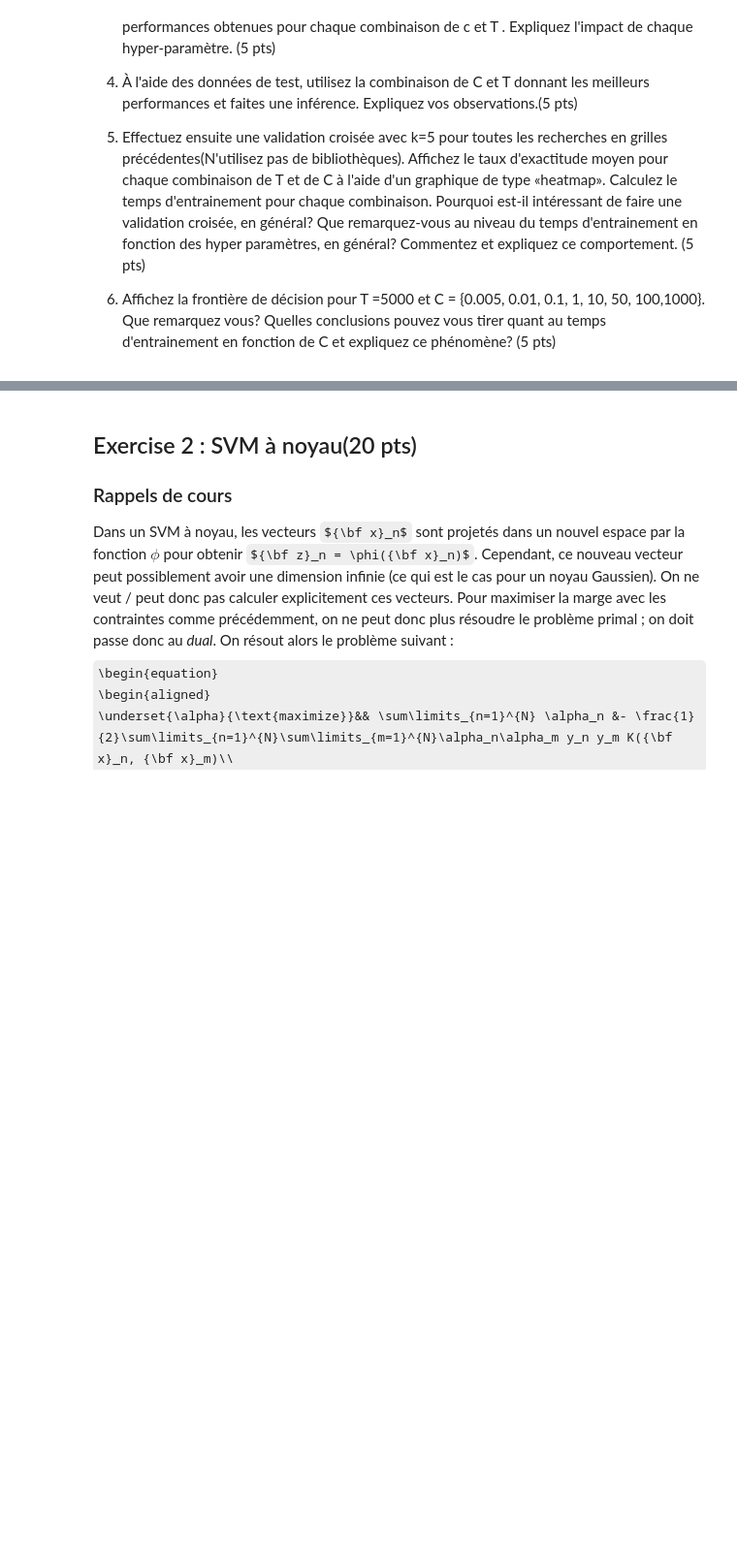
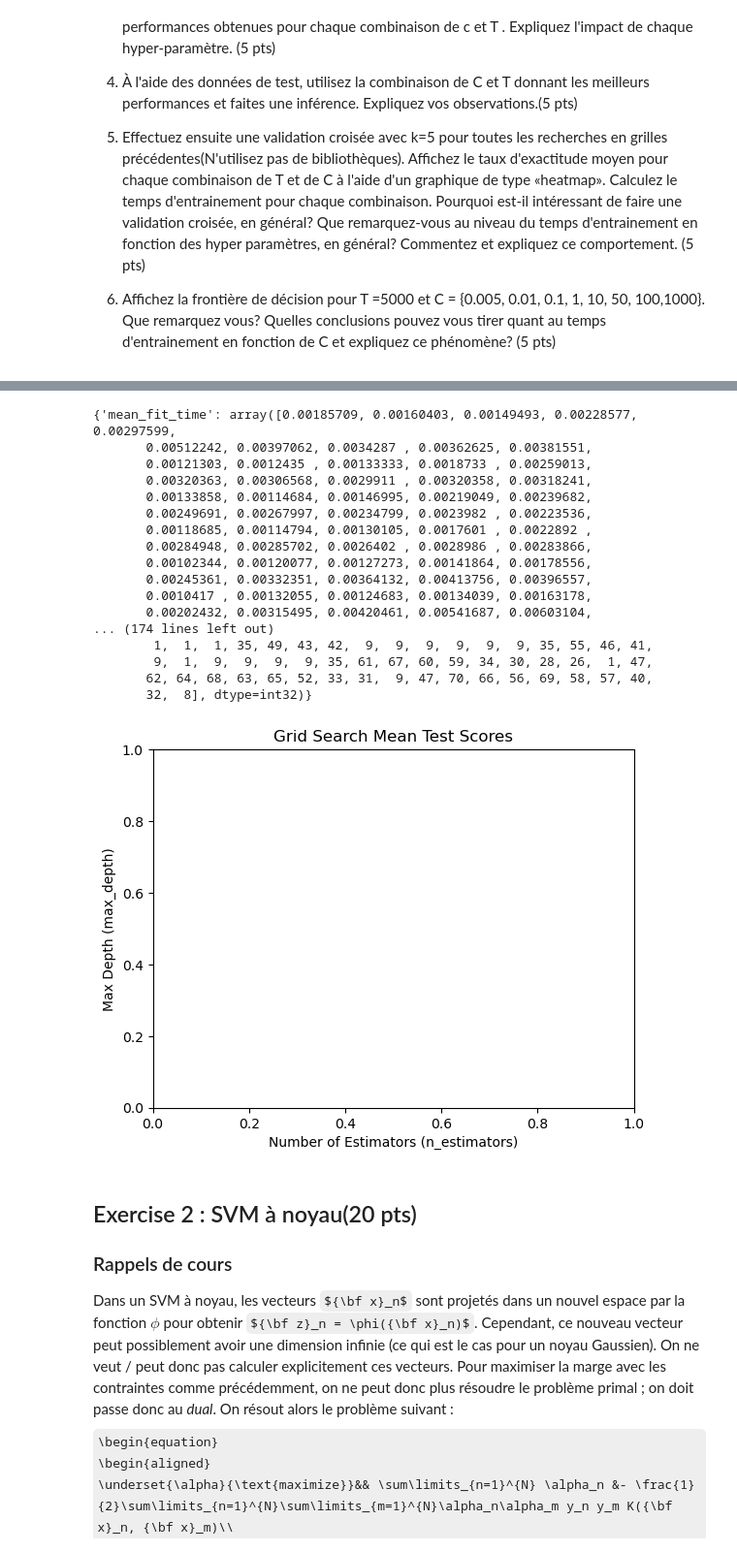
Before and after one commit to Manashap/GPA671, a Jupyter notebook: Lab2_V2.0.ipynb, the cells around one changed output, grey strips where cells are left out. Shown at 97% size. Cells and saved outputs as stored; diff of their text form; code cells hidden in the pictures; some formulas as TeX source; blank space fills up the shorter version.

```diff
--- a/Lab2_V2.0.ipynb
+++ b/Lab2_V2.0.ipynb
@@ -48,3 +116,47 @@ Afficher ces données à l’aide de la fonction `scatter` de Matplotlib avec un
+# %%
+c = (0.005, 0.01, 0.1, 1, 10, 50, 100)
+t = (1, 10, 20, 50, 100, 200, 500,1000,2000,5000)
+
+param_grid = {
+    'max_iter': [1, 10, 20, 50, 100, 200, 500, 1000, 2000, 5000],  # Replace T with n_estimators
+    'C': [0.005, 0.01, 0.1, 1, 10, 50, 100]  # Replace C with max_depth or any other applicable parameter
+}
+
+grid_search = GridSearchCV(estimator=svm_model, param_grid=param_grid, scoring='accuracy', cv=5)
+
+grid_search.fit(X_train, y_train)
+
+# Extract results
+results = grid_search.cv_results_
+
+print(results)
+
+# Plotting the heatmap
+plt.figure()
+
+plt.title('Grid Search Mean Test Scores')
+plt.xlabel('Number of Estimators (n_estimators)')
+plt.ylabel('Max Depth (max_depth)')
+plt.show()
+# %% [output]
+{'mean_fit_time': array([0.00185709, 0.00160403, 0.00149493, 0.00228577, 0.00297599,
+       0.00512242, 0.00397062, 0.0034287 , 0.00362625, 0.00381551,
+       0.00121303, 0.0012435 , 0.00133333, 0.0018733 , 0.00259013,
+       0.00320363, 0.00306568, 0.0029911 , 0.00320358, 0.00318241,
+       0.00133858, 0.00114684, 0.00146995, 0.00219049, 0.00239682,
+       0.00249691, 0.00267997, 0.00234799, 0.0023982 , 0.00223536,
+       0.00118685, 0.00114794, 0.00130105, 0.0017601 , 0.0022892 ,
+       0.00284948, 0.00285702, 0.0026402 , 0.0028986 , 0.00283866,
+       0.00102344, 0.00120077, 0.00127273, 0.00141864, 0.00178556,
+       0.00245361, 0.00332351, 0.00364132, 0.00413756, 0.00396557,
+       0.0010417 , 0.00132055, 0.00124683, 0.00134039, 0.00163178,
+       0.00202432, 0.00315495, 0.00420461, 0.00541687, 0.00603104,
+... (174 lines left out)
+        1,  1,  1, 35, 49, 43, 42,  9,  9,  9,  9,  9,  9, 35, 55, 46, 41,
+        9,  1,  9,  9,  9,  9, 35, 61, 67, 60, 59, 34, 30, 28, 26,  1, 47,
+       62, 64, 68, 63, 65, 52, 33, 31,  9, 47, 70, 66, 56, 69, 58, 57, 40,
+       32,  8], dtype=int32)}
+[figure, added]
 # %% [markdown]
 ## Exercise 2 : SVM à noyau(20 pts)
 
```
Also changed, not shown: parts of 7 cells of this notebook.
